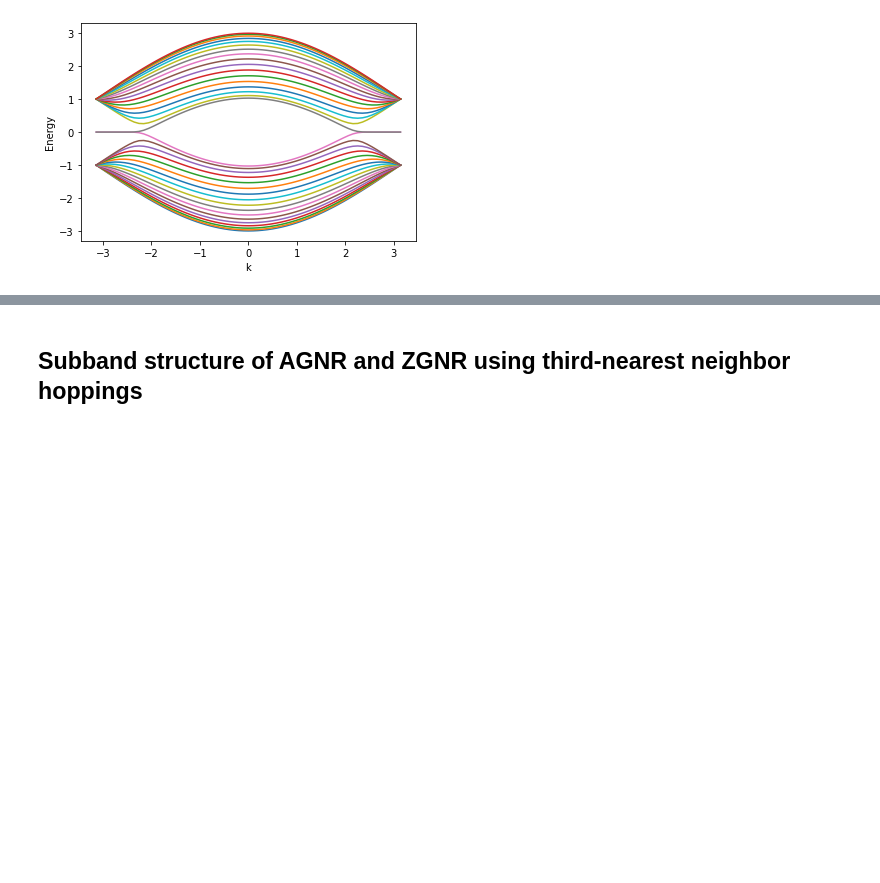
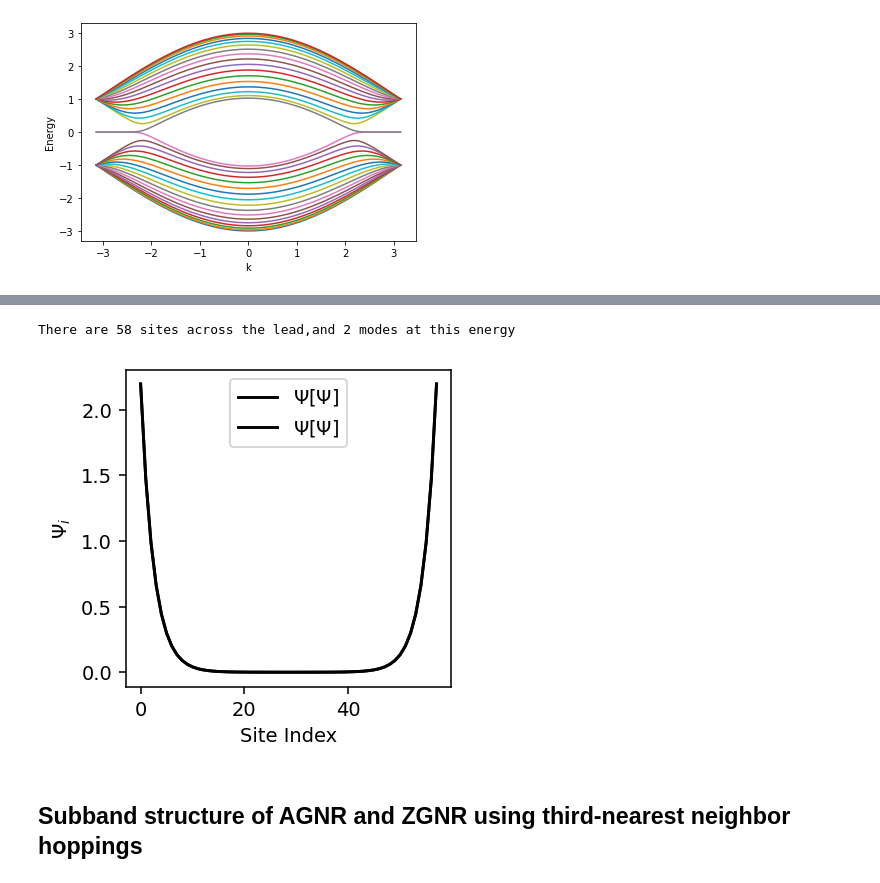
Before and after one commit to AndrewCrossman/PHYS824, a Jupyter notebook: 824Project.ipynb, the cells around one changed output, grey strips where cells are left out. Saved outputs shown, nothing was run; the diff lists cells and outputs as text; code cells hidden in the pictures; blank space fills up the shorter version.

```diff
--- a/824Project.ipynb
+++ b/824Project.ipynb
@@ -144,24 +150,27 @@ kwant.plotter.bands(left_lead, momenta=k, dpi=100);
 # %%
 # Get all the modes at the given energy
 propagating_modes, stabilized_modes = left_lead.modes(energy=10**(-3)*2.7)
 # Get wave functions of the propagating modes
 wf = propagating_modes.wave_functions
 
 print('There are %d sites across the lead,'
       'and %d modes at this energy' % (wf.shape[0],
                                        wf.shape[1]))
 # Plot the wave function
 import matplotlib.pyplot as plt
 mode_index = 0
 
 # Plot the second mode
 plt.figure(dpi=140, figsize=(3, 3));
-plt.plot(wf[:, 1]*wf[:, 1], color='k', label=r'${\rm\Psi}\left[\Psi\right]$')
-plt.plot(wf[:, 1].imag, color='red', label=r'${\rm Im}\left[\Psi\right]$')
-plt.plot(wf[:, 1].real, color='blue', label=r'${\rm Re}\left[\Psi\right]$')
+plt.plot(wf*wf.conj(), color='k', label=r'${\rm\Psi}\left[\Psi\right]$')
+#plt.plot(wf[:, 1].imag, color='red', label=r'${\rm Im}\left[\Psi\right]$')
+#plt.plot(wf[:, 1].real, color='blue', label=r'${\rm Re}\left[\Psi\right]$')
 plt.xlabel('Site Index');
 plt.legend()
 plt.ylabel(r'$\Psi_i$');
+# %% [output]
+There are 58 sites across the lead,and 2 modes at this energy
+[figure, added]
 # %% [markdown]
 ## Subband structure of AGNR and ZGNR using third-nearest neighbor hoppings
 # %%
```
Also changed, not shown: parts of 5 cells of this notebook.
